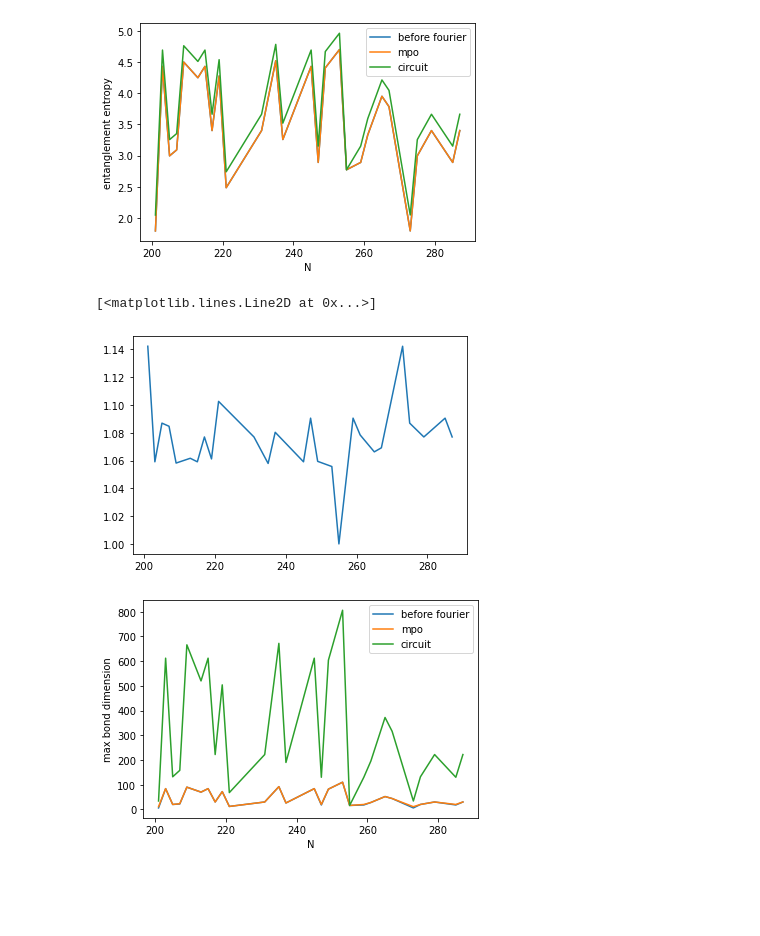
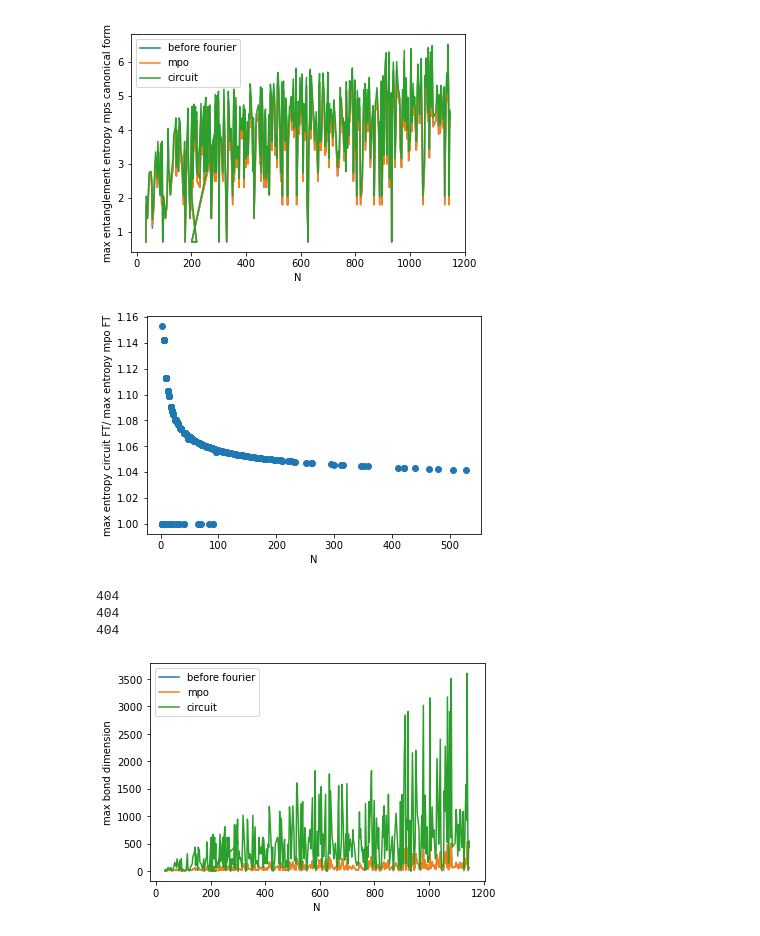
Before and after one commit to XKainz/shor-mps, a Jupyter notebook: analysing_entanglement.ipynb, the cells around one changed output. Saved outputs shown, nothing was run; the diff lists cells and outputs as text; code cells hidden in the pictures; blank space fills up the shorter version.

Commit message:
add analysis of measurment and schmidt values

```diff
--- a/analysing_entanglement.ipynb
+++ b/analysing_entanglement.ipynb
@@ -26,0 +26,4 @@ plt.show()
+# %%
+p_sucess_measurement = np.array([obj_meas[i].p_success_measurement for i in range(len(obj_meas))])
+N_meas = np.array([obj_meas[i].N for i in range(len(obj_meas))])
+x_meas = np.array([obj_meas[i].x for i in range(len(obj_meas))])
@@ -26,0 +35,30 @@ plt.show()
+# %%
+#get number of prime factors
+def calculate_prime_factors(N):
+    prime_factors = []
+    while N % 2 == 0:
+        N = N // 2
+        prime_factors.append(2)
+        if N == 1:
+            return prime_factors
+    for factor in range(3, N + 1, 2):
+        while N % factor == 0:
+            N = N // factor
+            prime_factors.append(factor)
+            if N == 1:
+                return prime_factors
+
+#calculate the order of x^r mod N
+def calculate_order(x,N):
+    r = 1
+    while pow((int)(x),r,mod = (int)(N)) != 1:
+        r += 1
+    return r
+
+order = [calculate_order(x[i],N[i]) for i in range(len(N))]
+len_a = [ (int)(np.ceil(np.log2(N[i]))) for i in range(len(N))]
+
+order_meas = [calculate_order(x_meas[i],N_meas[i]) for i in range(len(N_meas))]
+# %%
+for i in range(len(N_meas)):
+    print("N: ",N_meas[i],"x: ",x_meas[i],"order: ",order_meas[i])
@@ -37,35 +126,54 @@ def get_max_bond_dimension(schmidt_values):
 entanglement_entropy_before_fourier = np.array([get_max_entanglement_entropy(obj[i].entanglement_entropy_before_fourier) for i in range(len(obj))])
 entanglement_entropy_fourier_mpo = np.array([get_max_entanglement_entropy(obj[i].entanglement_entropy_fourier_mpo) for i in range(len(obj))])
 entanglement_entropy_fourier_circuit = np.array([get_max_entanglement_entropy(obj[i].entanglement_entropy_fourier_circuit) for i in range(len(obj))])
+entanglement_entropy_before_fourier_meas = np.array([get_max_entanglement_entropy(obj_meas[i].entanglement_entropy_before_fourier) for i in range(len(obj_meas))])
+entanglement_entropy_after_measurement = np.array([get_max_entanglement_entropy(obj_meas[i].entanglement_entropy_measurement_before_fourier) for i in range(len(obj_meas))])
+entanglement_entropy_measurement_fourier = np.array([get_max_entanglement_entropy(obj_meas[i].entanglement_entropy_measurement_after_fourier) for i in range(len(obj_meas))])
 
 #Plot the data
 plt.plot(N,entanglement_entropy_before_fourier,label="before fourier")
 plt.plot(N,entanglement_entropy_fourier_mpo,label="mpo")
 plt.plot(N,entanglement_entropy_fourier_circuit,label="circuit")
 plt.xlabel("N")
-plt.ylabel("entanglement entropy")
+plt.ylabel("max entanglement entropy mps canonical form")
 plt.legend()
+#plt.savefig("max_entanglement_entropy.pdf")
 plt.show()
 
 
-plt.plot(N,entanglement_entropy_fourier_circuit/entanglement_entropy_fourier_mpo,label="circuit")
+plt.scatter(order,entanglement_entropy_fourier_circuit/entanglement_entropy_fourier_mpo)
+plt.xlabel("N")
+plt.ylabel("max entropy circuit FT/ max entropy mpo FT")
+#plt.savefig("max_entanglement_entropy_circuit_divided_by_mpo.pdf")
+plt.show()
 # %% [output]
-[figure, old version]
+[figure, new version]
-[<matplotlib.lines.Line2D at 0x...>]
-[figure, old version]
+[figure, new version]
 # %%
 #Get the data
 max_bond_dim_before_fourier = np.array([get_max_bond_dimension(obj[i].schmidt_values_before_fourier) for i in range(len(obj))])
 max_bond_dim_fourier_mpo = np.array([get_max_bond_dimension(obj[i].schmidt_values_fourier_mpo) for i in range(len(obj))])
 max_bond_dim_fourier_circuit = np.array([get_max_bond_dimension(obj[i].schmidt_values_fourier_circuit) for i in range(len(obj))])
+max_bond_dim_before_fourier_meas = np.array([get_max_bond_dimension(obj_meas[i].schmidt_values_before_fourier) for i in range(len(obj_meas))])
+max_bond_dim_measurement_before_fourier = np.array([get_max_bond_dimension(obj_meas[i].schmidt_values_measurement_before_fourier) for i in range(len(obj_meas))])
+max_bond_dim_measurement_after_fourier = np.array([get_max_bond_dimension(obj_meas[i].schmidt_values_measurement_after_fourier) for i in range(len(obj_meas))])
+
+print(len(max_bond_dim_before_fourier))
+print(len(max_bond_dim_fourier_mpo))
+print(len(max_bond_dim_fourier_circuit))
+
 
 #Plot the data
 plt.plot(N,max_bond_dim_before_fourier,label="before fourier")
 plt.plot(N,max_bond_dim_fourier_mpo,label="mpo")
 plt.plot(N,max_bond_dim_fourier_circuit,label="circuit")
 plt.xlabel("N")
 plt.ylabel("max bond dimension")
 plt.legend()
+#plt.savefig("max_bond_dimension.pdf")
 plt.show()
 # %% [output]
+404
+404
+404
-[figure, old version]
+[figure, new version]
```
Also changed, not shown: parts of 17 cells of this notebook.
